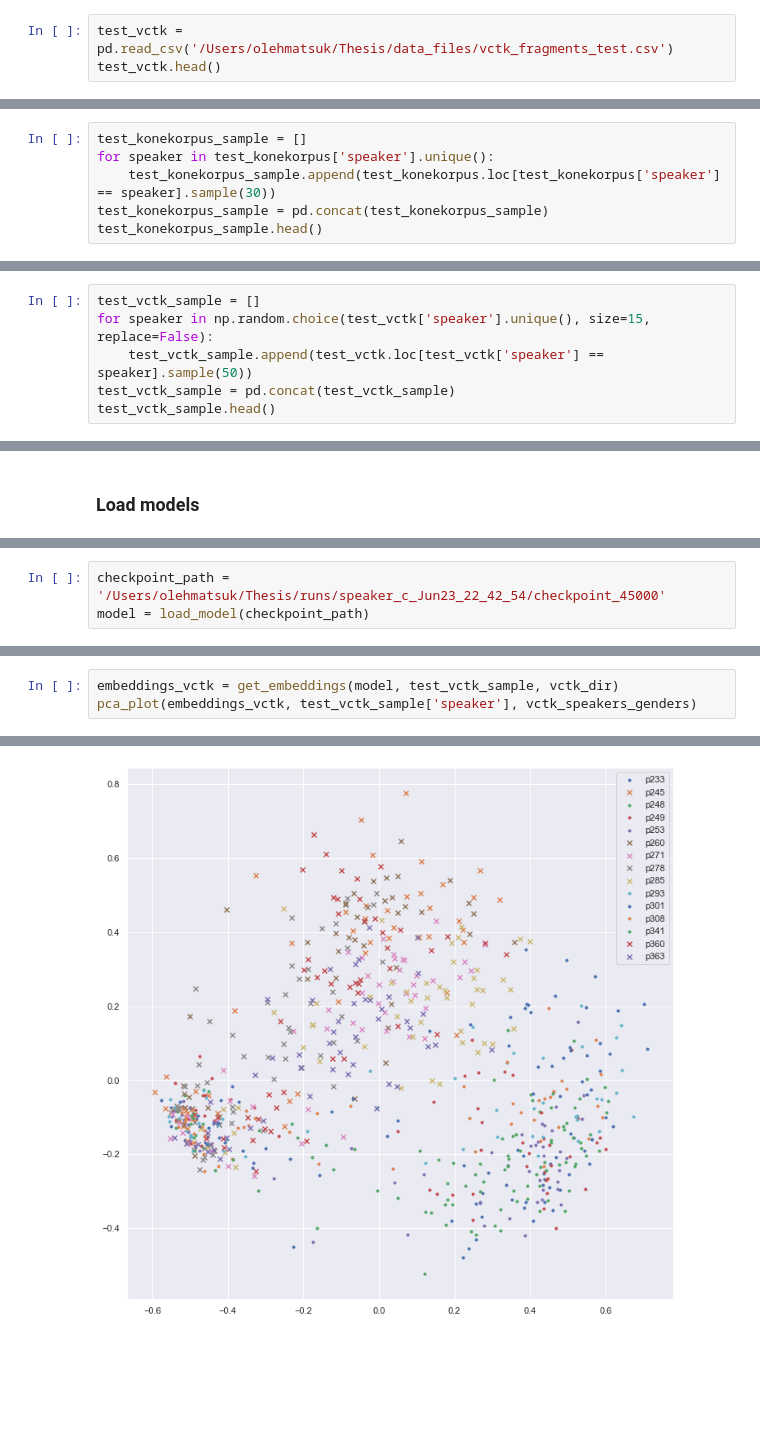
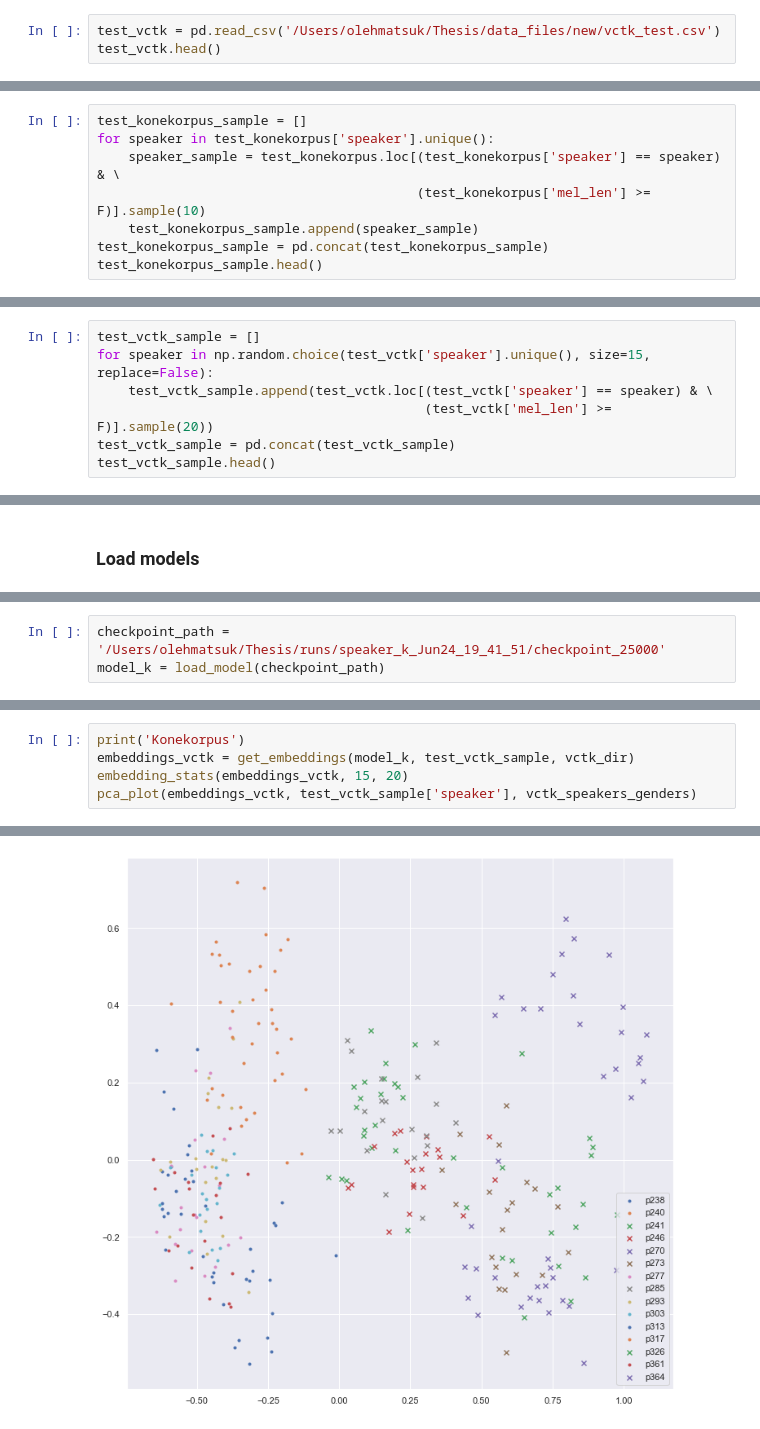
Before and after one commit to GeronimoOM/multi-speaker-tacotron2, a Jupyter notebook: speaker_encoder.ipynb, the cells around one changed output, grey strips where cells are left out. Drawn from its saved outputs; the diff is of its cells as text; blank space fills up the shorter version.

```diff
--- a/speaker_encoder.ipynb
+++ b/speaker_encoder.ipynb
@@ -100,4 +103,4 @@ test_konekorpus.head()
 # %%
-test_vctk = pd.read_csv('/Users/olehmatsuk/Thesis/data_files/vctk_fragments_test.csv')
+test_vctk = pd.read_csv('/Users/olehmatsuk/Thesis/data_files/new/vctk_test.csv')
 test_vctk.head()
 # %% [output]
@@ -136,7 +139,9 @@ vctk_speakers_genders = {f'p{row[0]}': 1 if row[2] == 'M' else 0
 # %%
 test_konekorpus_sample = []
 for speaker in test_konekorpus['speaker'].unique():
-    test_konekorpus_sample.append(test_konekorpus.loc[test_konekorpus['speaker'] == speaker].sample(30))
+    speaker_sample = test_konekorpus.loc[(test_konekorpus['speaker'] == speaker) & \
+                                         (test_konekorpus['mel_len'] >= F)].sample(10)
+    test_konekorpus_sample.append(speaker_sample)
 test_konekorpus_sample = pd.concat(test_konekorpus_sample)
 test_konekorpus_sample.head()
 # %% [output]
@@ -149,7 +154,8 @@ test_konekorpus_sample.head()
 # %%
 test_vctk_sample = []
 for speaker in np.random.choice(test_vctk['speaker'].unique(), size=15, replace=False):
-    test_vctk_sample.append(test_vctk.loc[test_vctk['speaker'] == speaker].sample(50))
+    test_vctk_sample.append(test_vctk.loc[(test_vctk['speaker'] == speaker) & \
+                                          (test_vctk['mel_len'] >= F)].sample(20))
 test_vctk_sample = pd.concat(test_vctk_sample)
 test_vctk_sample.head()
 # %% [output]
@@ -168,3 +184,3 @@ test_konekorpus_sample.shape, test_vctk_sample.shape
 # %%
-checkpoint_path = '/Users/olehmatsuk/Thesis/runs/speaker_c_Jun23_22_42_54/checkpoint_45000'
-model = load_model(checkpoint_path)
+checkpoint_path = '/Users/olehmatsuk/Thesis/runs/speaker_k_Jun24_19_41_51/checkpoint_25000'
+model_k = load_model(checkpoint_path)
@@ -176,4 +247,6 @@ pca_plot(embeddings_konekorpus, test_konekorpus_sample['speaker'], konekorpus_sp
 # %%
-embeddings_vctk = get_embeddings(model, test_vctk_sample, vctk_dir)
+print('Konekorpus')
+embeddings_vctk = get_embeddings(model_k, test_vctk_sample, vctk_dir)
+embedding_stats(embeddings_vctk, 15, 20)
 pca_plot(embeddings_vctk, test_vctk_sample['speaker'], vctk_speakers_genders)
 # %% [output]
@@ -180 +257 @@ pca_plot(embeddings_vctk, test_vctk_sample['speaker'], vctk_speakers_genders)
-[figure, old version]
+[figure, new version]
```
Also changed, not shown: parts of 30 cells of this notebook, 7 other files.
